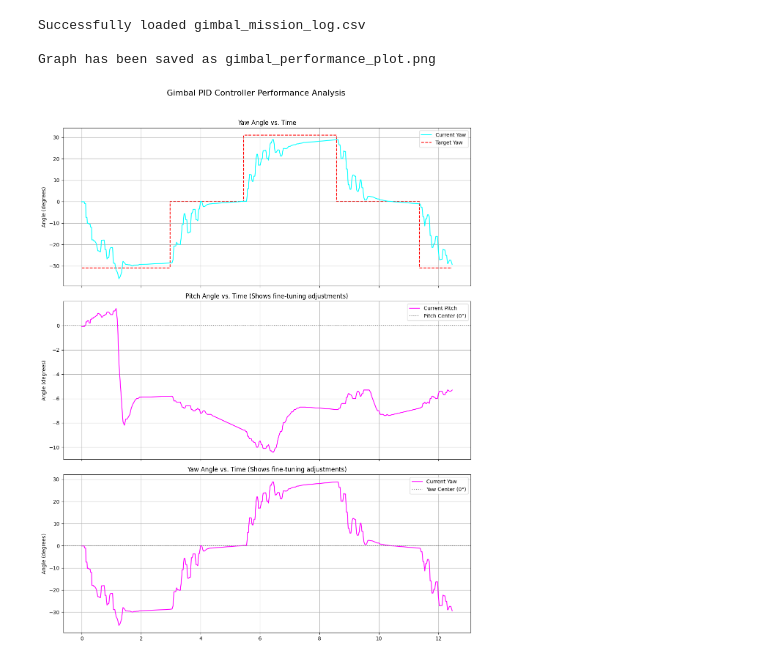
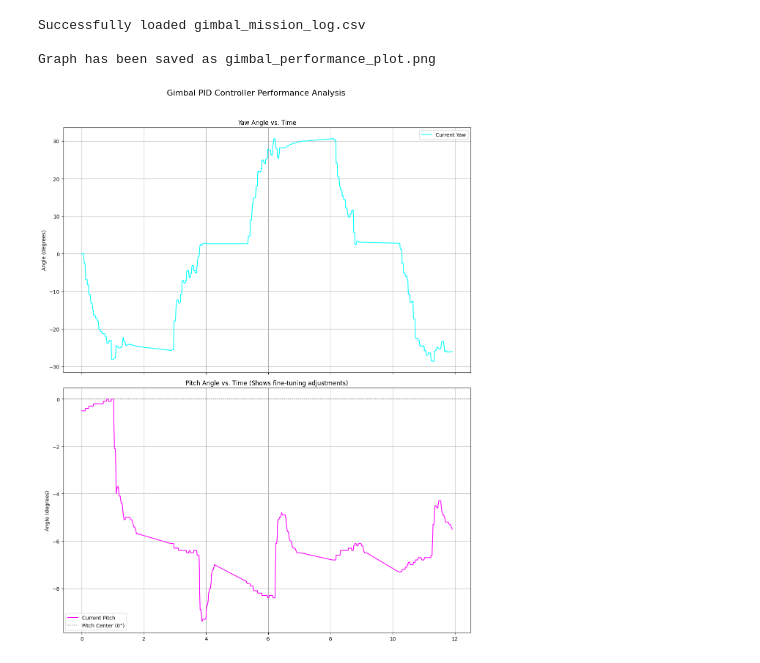
Before and after one commit to Klong1212/Robotmaster, a Jupyter notebook: PID_man/gimbal_gun_plot.ipynb, the cells around one changed output. Drawn from its saved outputs; the diff is of its cells as text; code cells hidden in the pictures.

```diff
--- a/PID_man/gimbal_gun_plot.ipynb
+++ b/PID_man/gimbal_gun_plot.ipynb
@@ -5,7 +5,7 @@ import matplotlib.pyplot as plt
 # --- 1. อ่านและเตรียมข้อมูลจากไฟล์ CSV ---
 try:
     # อ่านไฟล์ CSV และแปลงคอลัมน์ที่อาจเป็นค่าว่างให้เป็นตัวเลข (NaN)
-    df = pd.read_csv("gimbal_mission_log.csv")
+    df = pd.read_csv("gimbal_log_no_cv2.csv")
     numeric_cols = ['yaw_error', 'angle_pid_output', 'marker_error_x', 'marker_error_y',
                     'vision_yaw_pid_output', 'vision_pitch_pid_output']
     for col in numeric_cols:
@@ -18,44 +18,35 @@ except FileNotFoundError:
 
 
 # --- 2. สร้างกราฟ ---
-fig, axs = plt.subplots(3, 1, figsize=(12, 16), sharex=True)
+fig, axs = plt.subplots(2, 1, figsize=(12, 16), sharex=True)
 fig.suptitle('Gimbal PID Controller Performance Analysis', fontsize=16)
 
 # --- กราฟที่ 1: มุม Yaw (Coarse vs Fine-tuning) ---
 axs[0].plot(df['timestamp'], df['current_yaw'], label='Current Yaw', color='cyan', zorder=2)
-axs[0].plot(df['timestamp'], df['target_yaw'], label='Target Yaw', color='red', linestyle='--', drawstyle='steps-post', zorder=1)
 axs[0].set_ylabel('Angle (degrees)')
 axs[0].set_title('Yaw Angle vs. Time')
 axs[0].legend()
 axs[0].grid(True)
 
 # --- กราฟที่ 2: มุม Pitch (Fine-tuning) ---
 # จะพล็อตเฉพาะช่วงที่มีการ fine-tuning ด้วย vision
 df_fine_tune = df[df['stage'] == 'fine_tuning']
 axs[1].plot(df['timestamp'], df['current_pitch'], label='Current Pitch', color='magenta', zorder=2)
 axs[1].axhline(y=0, color='gray', linestyle=':', label='Pitch Center (0°)') # เส้นอ้างอิงที่ 0 องศา
 axs[1].set_ylabel('Angle (degrees)')
 axs[1].set_title('Pitch Angle vs. Time (Shows fine-tuning adjustments)')
 axs[1].legend()
 axs[1].grid(True)
 
-# --- กราฟที่ 3: PID Output (ความเร็วที่สั่งงานมอเตอร์) ---
-df_fine_tune = df[df['stage'] == 'fine_tuning']
-axs[2].plot(df['timestamp'], df['current_yaw'], label='Current Yaw', color='magenta', zorder=2)
-axs[2].axhline(y=0, color='gray', linestyle=':', label='Yaw Center (0°)') # เส้นอ้างอิงที่ 0 องศา
-axs[2].set_ylabel('Angle (degrees)')
-axs[2].set_title('Yaw Angle vs. Time (Shows fine-tuning adjustments)')
-axs[2].legend()
-axs[2].grid(True)
 
 
 # --- 3. แสดงผลและบันทึกไฟล์ ---
 plt.tight_layout(rect=[0, 0.03, 1, 0.96])
 plt.savefig("gimbal_performance_plot.png")
 print("\nGraph has been saved as gimbal_performance_plot.png")
 plt.show()
 # %% [output]
 Successfully loaded gimbal_mission_log.csv
 
 Graph has been saved as gimbal_performance_plot.png
-[figure, old version]
+[figure, new version]
```
Also changed, not shown: 5 other files.
